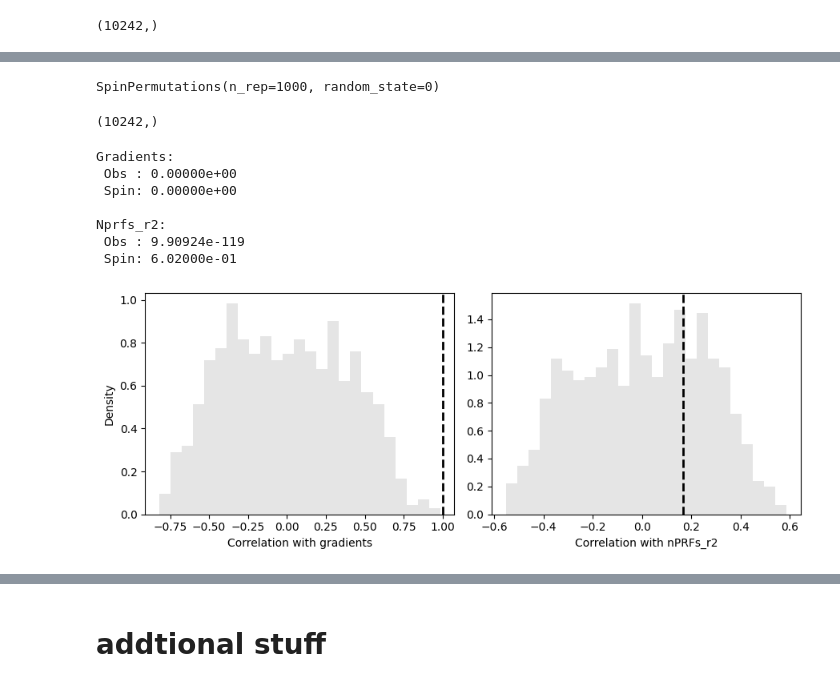
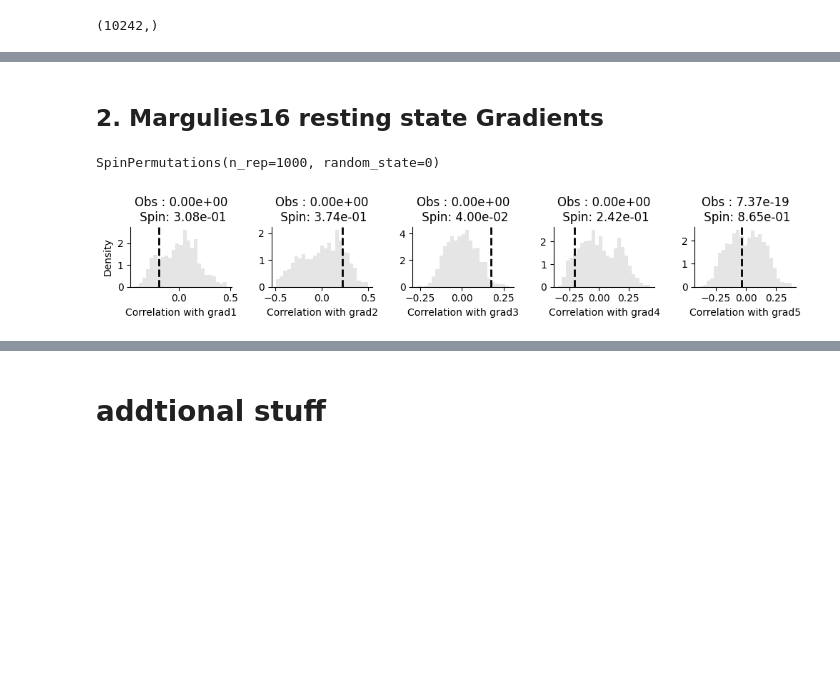
Before and after one commit to mrenke/numrisk, a Jupyter notebook: numrisk/neural_general/comb_GMs-nPRFs.ipynb, the cells around one changed output, grey strips where cells are left out. Drawn from its saved outputs; the diff is of its cells as text; code cells hidden in the pictures; blank space fills up the shorter version.

Commit message:
compare to Margulies resting gradients (my grads & nPRFs)

```diff
--- a/numrisk/neural_general/comb_GMs-nPRFs.ipynb
+++ b/numrisk/neural_general/comb_GMs-nPRFs.ipynb
@@ -57,0 +125,2 @@ sphere_rh = read_surface(sphere_rh)
+# %% [markdown]
+## 2. Margulies16 resting state Gradients
@@ -76,48 +156,49 @@ plot_hemispheres(surf_lh, surf_rh, array_name=nPRF_rotated[:3], size=(1200, 600)
-# %%
-np.shape(nprf_r2_L)
-# %% [output]
-(10242,)
+# %%
+from neuromaps.datasets import fetch_annotation
+
+margulies2016 = fetch_annotation(source='margulies2016')
+
+feats = {}
+rotated = {}
+for n_grad in range(5):
+    margulies_grad_L= nib.load(margulies2016['margulies2016',f'fcgradient0{n_grad+1}','fsLR','32k'][0]).agg_data()
+    margulies_grad_R= nib.load(margulies2016['margulies2016',f'fcgradient0{n_grad+1}','fsLR','32k'][1]).agg_data()
+
+    gradients = np.concatenate((margulies_grad_L,margulies_grad_R))
+    gm_rotated = np.hstack(sp.randomize(margulies_grad_L, margulies_grad_R))
+
+    feats[f'grad{n_grad+1}'] = gradients
+    rotated[f'grad{n_grad+1}'] = gm_rotated
 # %%
-from matplotlib import pyplot as plt
+import nilearn.plotting as nplt
+import matplotlib.pyplot as plt
 from scipy.stats import spearmanr
 
-fig, axs = plt.subplots(1, 2, figsize=(9, 3.5))
+fig, axs = plt.subplots(1, len(feats), figsize=(len(feats)*2, 2))
 
-
-nprf_r2 = np.concatenate((nprf_r2_L, nprf_r2_R))
-gradients = np.concatenate((gm[0], gm[1]))
-feats = {'gradients': gradients, 'nPRFs_r2': nprf_r2}
-rotated = {'gradients': gm_rotated, 'nPRFs_r2': nPRF_rotated}
-
+mask = ~np.isnan(gradients)
 r_spin = np.empty(n_rand)
 
-mask = ~np.isnan(gradients)
 for k, (fn, feat) in enumerate(feats.items()):
-    r_obs, pv_obs = spearmanr(feat[mask], gradients[mask])
+    r_obs, pv_obs = spearmanr(feat[mask], nPRF[mask])
 
     # Compute perm pval
     for i, perm in enumerate(rotated[fn]):
         mask_rot = mask & ~np.isnan(perm)  # Remove midline
-        r_spin[i] = spearmanr(perm[mask_rot], gradients[mask_rot])[0]
+        r_spin[i] = spearmanr(perm[mask_rot], nPRF[mask_rot])[0]
     pv_spin = np.mean(np.abs(r_spin) >= np.abs(r_obs))
 
     # Plot null dist
     axs[k].hist(r_spin, bins=25, density=True, alpha=0.5, color=(.8, .8, .8))
     axs[k].axvline(r_obs, lw=2, ls='--', color='k')
     axs[k].set_xlabel(f'Correlation with {fn}')
+    axs[k].set_title(f'Obs : {pv_obs:.2e}\n Spin: {pv_spin:.2e}')
     if k == 0:
         axs[k].set_ylabel('Density')
-
-    print(f'{fn.capitalize()}:\n Obs : {pv_obs:.5e}\n Spin: {pv_spin:.5e}\n')
+    #print(f'{fn.capitalize()}:\n Obs : {pv_obs:.5e}\n Spin: {pv_spin:.5e}\n')
 
 fig.tight_layout()
+sns.despine()
 plt.show()
 # %% [output]
-Gradients:
- Obs : 0.00000e+00
- Spin: 0.00000e+00
-
-Nprfs_r2:
- Obs : 9.90924e-119
- Spin: 6.02000e-01
-[figure, old version]
+[figure, new version]
```
Also changed, not shown: parts of 19 cells of this notebook, 2 other files.
